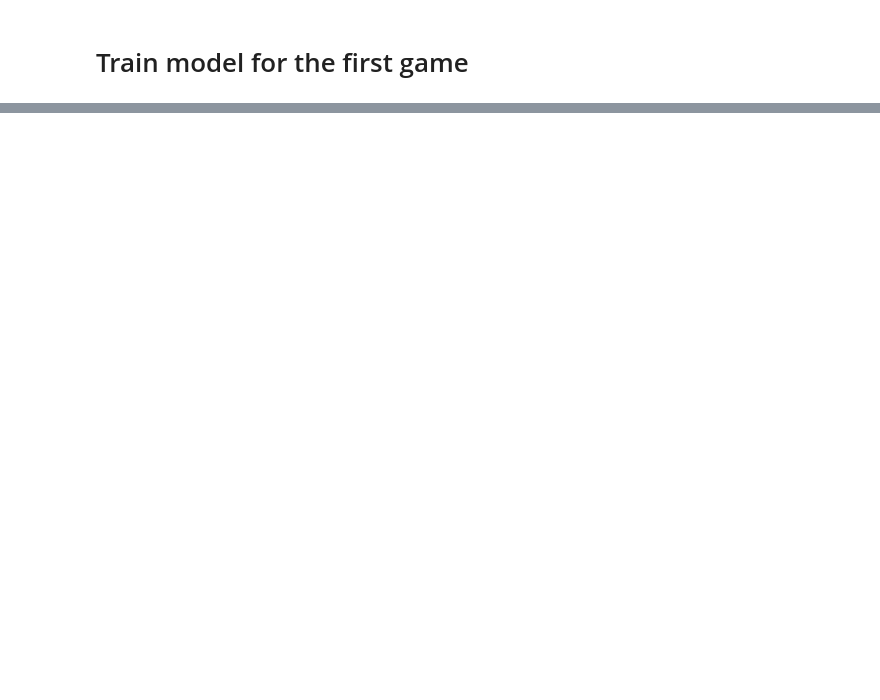
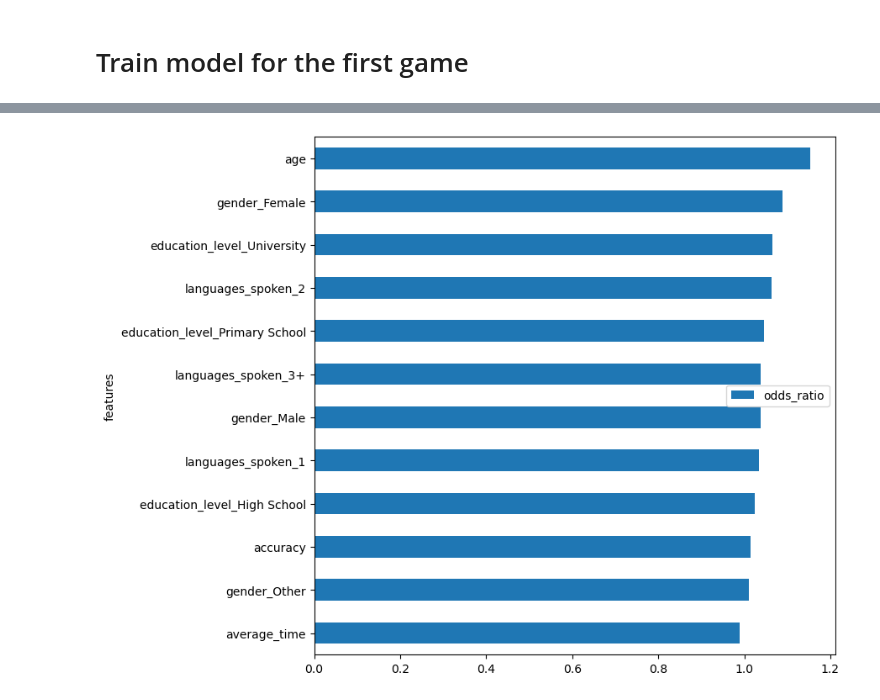
Before and after one commit to carmenvilanova/SeniorTrAIning, a Jupyter notebook: main_data/notebooks/main_notebook.ipynb, the cells around one changed output, grey strips where cells are left out. Saved outputs shown, nothing was run; the diff lists cells and outputs as text; code cells hidden in the pictures; blank space fills up the shorter version.

```diff
--- a/main_data/notebooks/main_notebook.ipynb
+++ b/main_data/notebooks/main_notebook.ipynb
@@ -288,0 +303,8 @@ F1: 0.5391897658529295
+# %%
+# Class 1
+df_1 = pd.DataFrame({"features": features,
+                     "coefs": coefficients_class_1})
+df_1["odds_ratio"] = np.exp(df_1.coefs)
+df_1 = df_1.sort_values("odds_ratio", ascending=True).plot(x="features", y="odds_ratio", kind="barh", figsize=(8,8))
+# %% [output]
+[figure, added]
```
Also changed, not shown: parts of 11 cells of this notebook.
